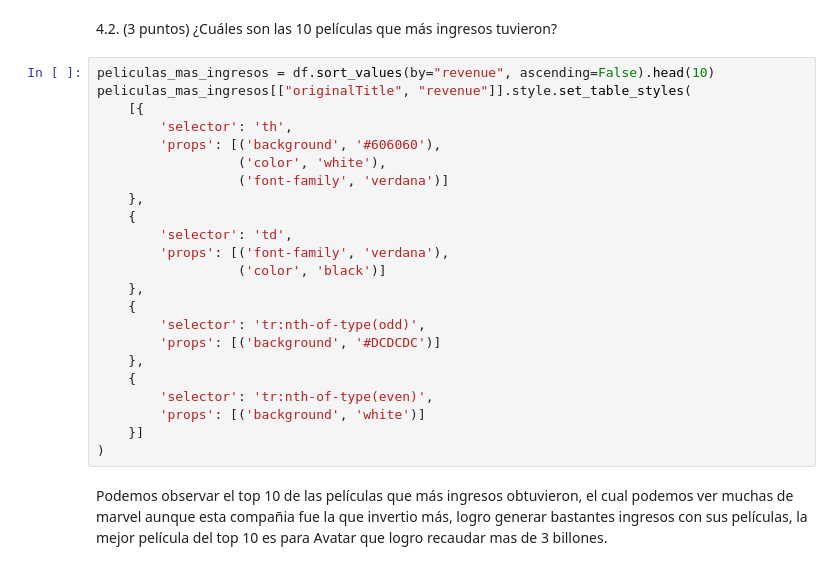
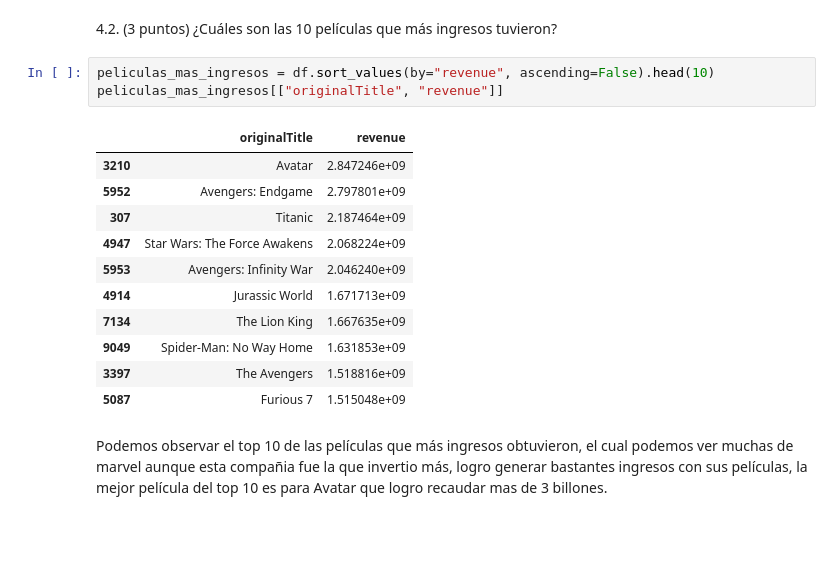
Before and after one commit to estebandonis/HT1-MineriadeDatos, a Jupyter notebook: ht1.ipynb, the cells around one changed output. Drawn from its saved outputs; the diff is of its cells as text; blank space fills up the shorter version.

```diff
--- a/ht1.ipynb
+++ b/ht1.ipynb
@@ -98,29 +111,21 @@ peliculas_mas_costosas[["originalTitle", "budget", "revenue"]].style.set_table_s
 Podemos ver una relación entre todas las peliculas, ya que casi todas las películas, exceptuando "Justice League" de Warner Brothers, pertenecen a Disney; demostrando como esta compañia siempre a invertido grande en franquicias como Marvel, Piratas del Caribe, Pixar, etc.
 # %% [markdown]
 4.2. (3 puntos) ¿Cuáles son las 10 películas que más ingresos tuvieron?
-# %%
-peliculas_mas_ingresos = df.sort_values(by="revenue", ascending=False).head(10)
-peliculas_mas_ingresos[["originalTitle", "revenue"]].style.set_table_styles(
-    [{
-        'selector': 'th',
-        'props': [('background', '#606060'),
-                  ('color', 'white'),
-                  ('font-family', 'verdana')]
-    },
-    {
-        'selector': 'td',
-        'props': [('font-family', 'verdana'),
-                  ('color', 'black')]
-    },
-    {
-        'selector': 'tr:nth-of-type(odd)',
-        'props': [('background', '#DCDCDC')]
-    },
-    {
-        'selector': 'tr:nth-of-type(even)',
-        'props': [('background', 'white')]
-    }]
-)
+# %%
+peliculas_mas_ingresos = df.sort_values(by="revenue", ascending=False).head(10)
+peliculas_mas_ingresos[["originalTitle", "revenue"]]
+# %% [output]
+|  | originalTitle | revenue |
+| 3210 | Avatar | 2.847246e+09 |
+| 5952 | Avengers: Endgame | 2.797801e+09 |
+| 307 | Titanic | 2.187464e+09 |
+| 4947 | Star Wars: The Force Awakens | 2.068224e+09 |
+| 5953 | Avengers: Infinity War | 2.046240e+09 |
+| 4914 | Jurassic World | 1.671713e+09 |
+| 7134 | The Lion King | 1.667635e+09 |
+| 9049 | Spider-Man: No Way Home | 1.631853e+09 |
+| 3397 | The Avengers | 1.518816e+09 |
+| 5087 | Furious 7 | 1.515048e+09 |
 # %% [markdown]
 Podemos observar el top 10 de las películas que más ingresos obtuvieron, el cual podemos ver muchas de marvel aunque esta compañia fue la que invertio más, logro generar bastantes ingresos con sus películas, la mejor película del top 10 es para Avatar que logro recaudar mas de 3 billones.
 # %% [markdown]
```
Also changed, not shown: parts of 11 cells of this notebook.
